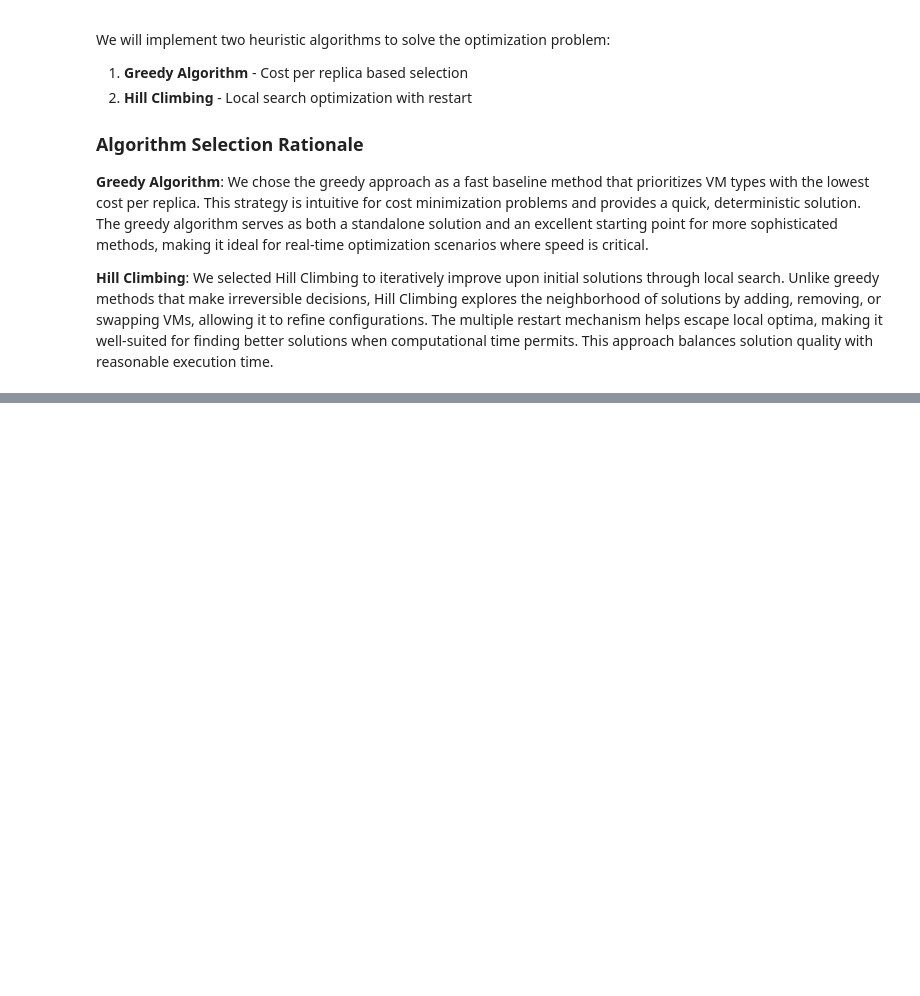
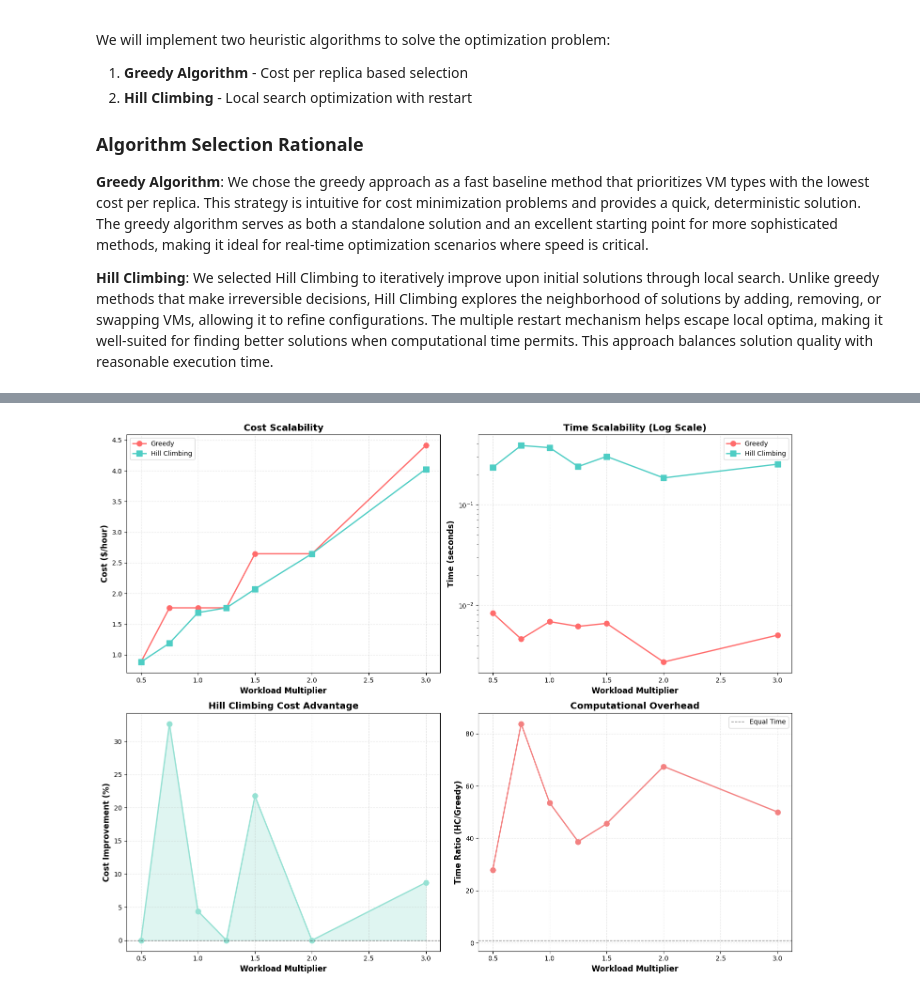
Before and after one commit to GabrielSultan/AIAlgorithmsProject, a Jupyter notebook: notebook.ipynb, the cells around one changed output, grey strips where cells are left out. Saved outputs shown, nothing was run; the diff lists cells and outputs as text; code cells hidden in the pictures; blank space fills up the shorter version.

```diff
--- a/notebook.ipynb
+++ b/notebook.ipynb
@@ -677,0 +903,54 @@ Capacity Utilization: 96.15%
+# %%
+# Scalability visualization
+fig, axes = plt.subplots(2, 2, figsize=(15, 12))
+
+# Cost vs Workload Scale
+axes[0, 0].plot(scalability_df['workload_multiplier'], scalability_df['greedy_cost'],
+                'o-', label='Greedy', color='#FF6B6B', linewidth=2, markersize=8)
+axes[0, 0].plot(scalability_df['workload_multiplier'], scalability_df['hc_cost'],
+                's-', label='Hill Climbing', color='#4ECDC4', linewidth=2, markersize=8)
+axes[0, 0].set_xlabel('Workload Multiplier', fontsize=12, fontweight='bold')
+axes[0, 0].set_ylabel('Cost ($/hour)', fontsize=12, fontweight='bold')
+axes[0, 0].set_title('Cost Scalability', fontsize=14, fontweight='bold')
+axes[0, 0].legend()
+axes[0, 0].grid(alpha=0.3, linestyle='--')
+
+# Time vs Workload Scale (log scale)
+axes[0, 1].plot(scalability_df['workload_multiplier'], scalability_df['greedy_time'],
+                'o-', label='Greedy', color='#FF6B6B', linewidth=2, markersize=8)
+axes[0, 1].plot(scalability_df['workload_multiplier'], scalability_df['hc_time'],
+                's-', label='Hill Climbing', color='#4ECDC4', linewidth=2, markersize=8)
+axes[0, 1].set_xlabel('Workload Multiplier', fontsize=12, fontweight='bold')
+axes[0, 1].set_ylabel('Time (seconds)', fontsize=12, fontweight='bold')
+axes[0, 1].set_title('Time Scalability (Log Scale)', fontsize=14, fontweight='bold')
+axes[0, 1].set_yscale('log')
+axes[0, 1].legend()
+axes[0, 1].grid(alpha=0.3, linestyle='--')
+
+# Cost Improvement vs Workload Scale
+axes[1, 0].plot(scalability_df['workload_multiplier'], scalability_df['cost_improvement'],
+                'o-', color='#95E1D3', linewidth=2, markersize=8)
+axes[1, 0].axhline(y=0, color='black', linestyle='--', linewidth=1, alpha=0.5)
+axes[1, 0].set_xlabel('Workload Multiplier', fontsize=12, fontweight='bold')
+axes[1, 0].set_ylabel('Cost Improvement (%)', fontsize=12, fontweight='bold')
+axes[1, 0].set_title('Hill Climbing Cost Advantage', fontsize=14, fontweight='bold')
+axes[1, 0].grid(alpha=0.3, linestyle='--')
+axes[1, 0].fill_between(scalability_df['workload_multiplier'],
+                        scalability_df['cost_improvement'], 0,
+                        alpha=0.3, color='#95E1D3')
+
+# Time Ratio vs Workload Scale
+axes[1, 1].plot(scalability_df['workload_multiplier'], scalability_df['time_ratio'],
+                'o-', color='#F38181', linewidth=2, markersize=8)
+axes[1, 1].axhline(y=1, color='black', linestyle='--', linewidth=1, alpha=0.5,
+                   label='Equal Time')
+axes[1, 1].set_xlabel('Workload Multiplier', fontsize=12, fontweight='bold')
+axes[1, 1].set_ylabel('Time Ratio (HC/Greedy)', fontsize=12, fontweight='bold')
+axes[1, 1].set_title('Computational Overhead', fontsize=14, fontweight='bold')
+axes[1, 1].legend()
+axes[1, 1].grid(alpha=0.3, linestyle='--')
+
+plt.tight_layout()
+plt.show()
+# %% [output]
+[figure, added]
```
Also changed, not shown: parts of 21 cells of this notebook.
